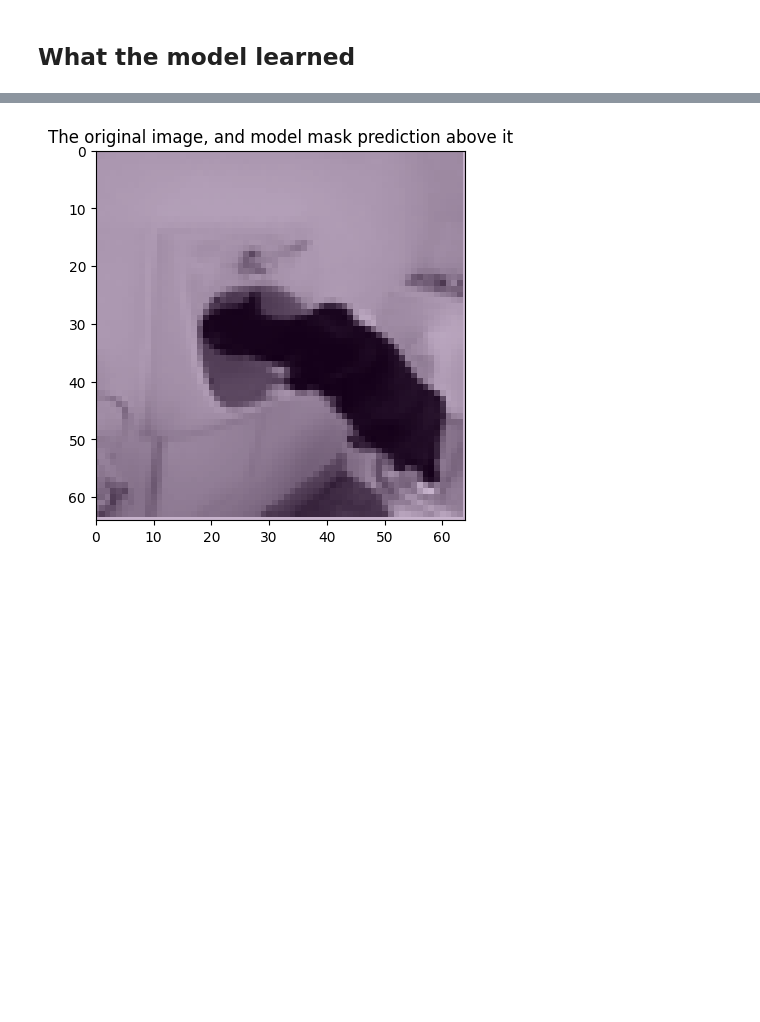
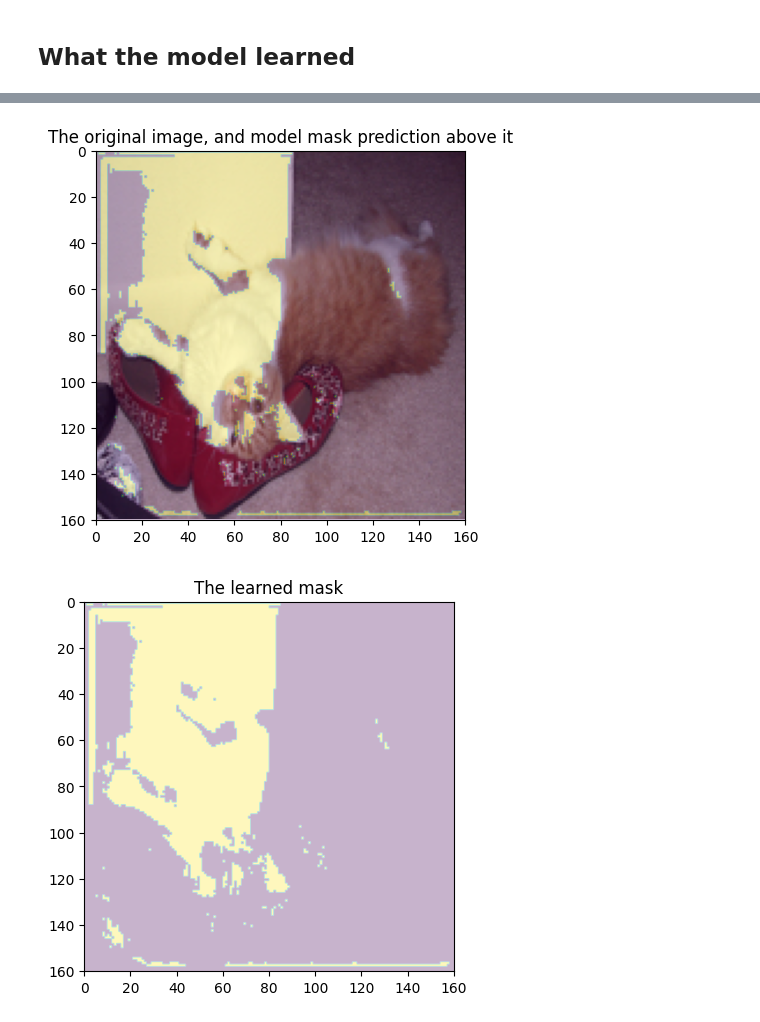
Before and after one commit to Mixa26/Picture_segmentation, a Jupyter notebook: picture-segmentation.ipynb, the cells around one changed output, grey strips where cells are left out. Saved outputs shown, nothing was run; the diff lists cells and outputs as text; code cells hidden in the pictures; blank space fills up the shorter version.

```diff
--- a/picture-segmentation.ipynb
+++ b/picture-segmentation.ipynb
@@ -440 +516,3 @@ plot_model_metrics(history)
+# %%
+indx_for_results = 4
 # %%
@@ -448,2 +526,4 @@ show_preprocessed_image_and_mask(all_imgs_loaded[0], (x[0], Y[0]))
 # %% [markdown]
 ## What the model learned
+# %%
+prediction = model.predict(np.array([train_x[indx_for_results]]))[0]
@@ -449,0 +540,3 @@ show_preprocessed_image_and_mask(all_imgs_loaded[0], (x[0], Y[0]))
+# %%
+fig, ax = plt.subplots()
+ax.imshow(z, alpha=0.3, extent=(0, z.shape[1], z.shape[0], 0))
@@ -451,6 +547,8 @@ show_preprocessed_image_and_mask(all_imgs_loaded[0], (x[0], Y[0]))
 def model_prediction_visualization(img_index_in_train):
     img = train_x[img_index_in_train]
     prediction = model.predict(np.array([train_x[img_index_in_train]]))[0]
+    #take the maximum class probability for pixels
+    prediction = (np.argmax(prediction, axis=2)).astype(int)
 
     fig, ax = plt.subplots()
 
@@ -459,7 +557,11 @@ def model_prediction_visualization(img_index_in_train):
     ax.imshow(img, cmap='gray')
     ax.imshow(prediction, alpha=0.3, extent=(0, prediction.shape[1], prediction.shape[0], 0))
 
+    fig, ax = plt.subplots()
+    plt.title('The learned mask')
+    ax.imshow(prediction, alpha=0.3, extent=(0, prediction.shape[1], prediction.shape[0], 0))
+
     plt.show()
 # %%
-model_prediction_visualization(0)
+model_prediction_visualization(indx_for_results)
 # %% [output]
@@ -467 +569,2 @@ model_prediction_visualization(0)
-[figure, old version]
+[figure, new version]
+[figure, added]
```
Also changed, not shown: parts of 38 cells of this notebook.
